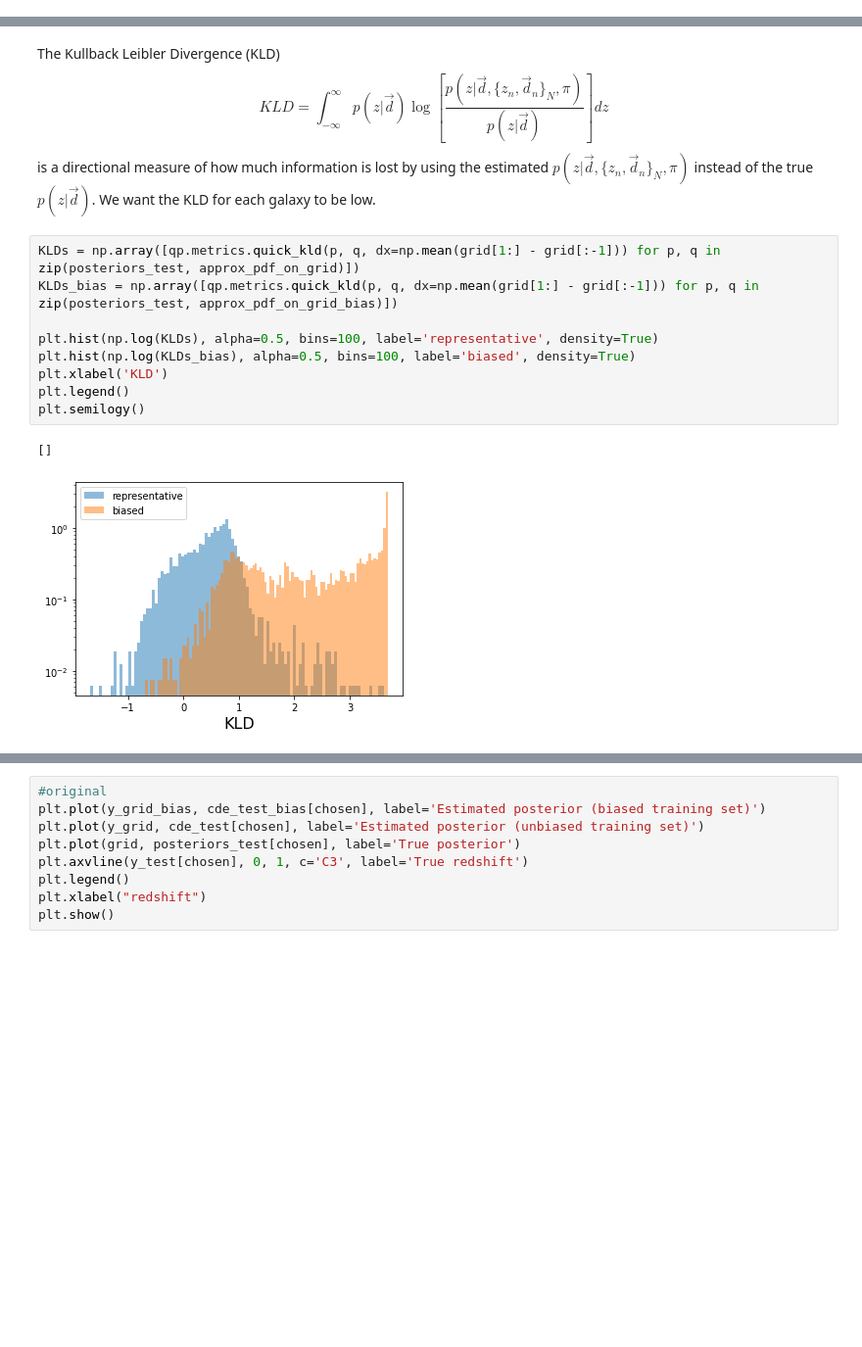
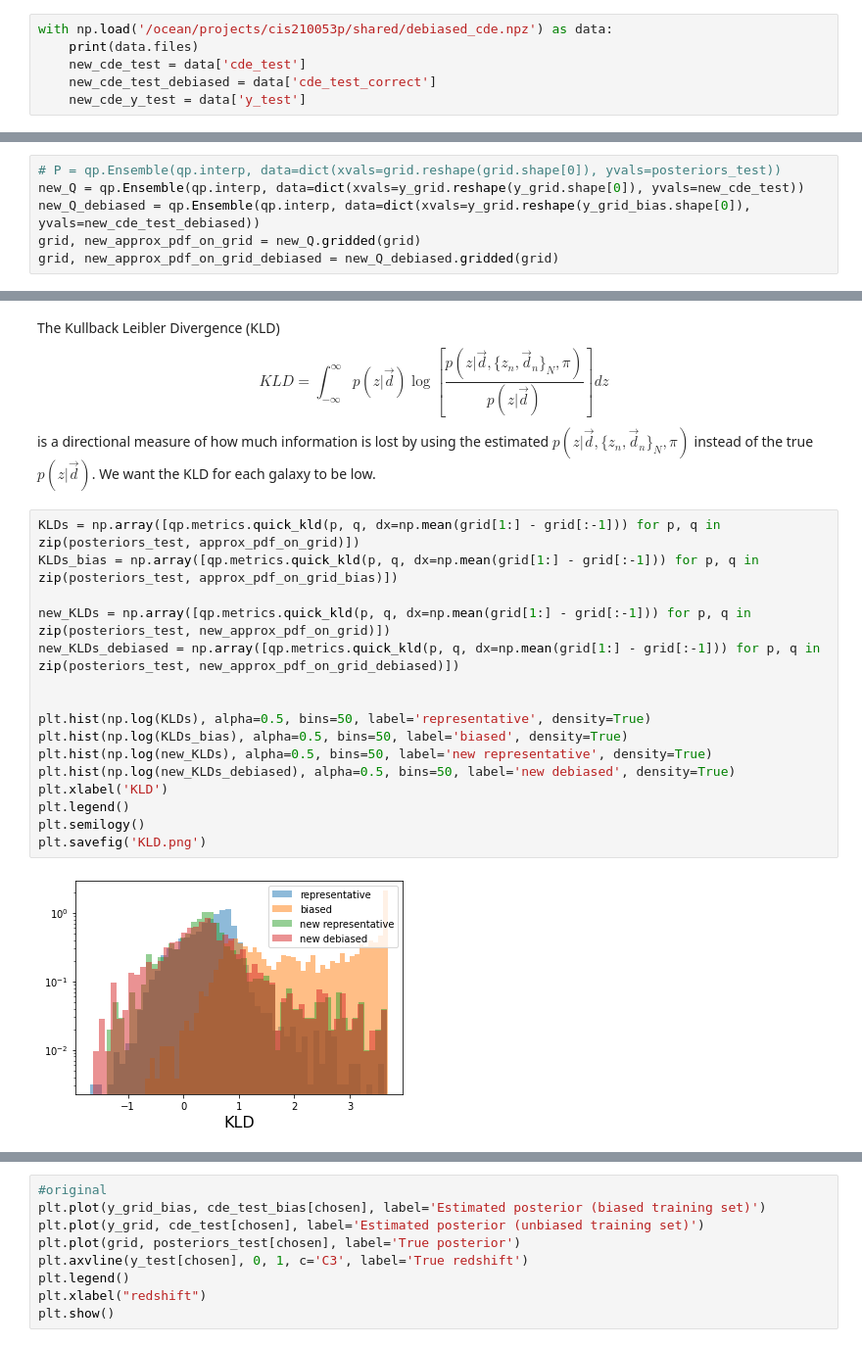
Before and after one commit to aimalz/qtc2021, a Jupyter notebook: intro.ipynb, the cells around one changed output, grey strips where cells are left out. Shown at 98% size. Cells and saved outputs as stored; diff of their text form; blank space fills up the shorter version.

Commit message:
thursday tests

```diff
--- a/intro.ipynb
+++ b/intro.ipynb
@@ -568,3 +568,9 @@ First, let's try out a couple metrics of estimated photo-$z$ posteriors that do
 There's additional functionality for the case of having true redshifts but not true posteriors in [cdetools](https://github.com/tpospisi/cdetools) and [cde-diagnostics](https://github.com/zhao-david/CDE-diagnostics), but this should give a general idea.
 # %%
 from cdetools import cde_loss, cdf_coverage, hpd_coverage
+# %%
+with np.load('/ocean/projects/cis210053p/shared/debiased_cde.npz') as data:
+    print(data.files)
+    new_cde_test = data['cde_test']
+    new_cde_test_debiased = data['cde_test_correct']
+    new_cde_y_test = data['y_test']
@@ -639,3 +671,9 @@ Q = qp.Ensemble(qp.interp, data=dict(xvals=y_grid.reshape(y_grid.shape[0]), yval
 Q_bias = qp.Ensemble(qp.interp, data=dict(xvals=y_grid.reshape(y_grid_bias.shape[0]), yvals=cde_test_bias))
 grid, approx_pdf_on_grid = Q.gridded(grid)
 grid, approx_pdf_on_grid_bias = Q_bias.gridded(grid)
+# %%
+# P = qp.Ensemble(qp.interp, data=dict(xvals=grid.reshape(grid.shape[0]), yvals=posteriors_test))
+new_Q = qp.Ensemble(qp.interp, data=dict(xvals=y_grid.reshape(y_grid.shape[0]), yvals=new_cde_test))
+new_Q_debiased = qp.Ensemble(qp.interp, data=dict(xvals=y_grid.reshape(y_grid_bias.shape[0]), yvals=new_cde_test_debiased))
+grid, new_approx_pdf_on_grid = new_Q.gridded(grid)
+grid, new_approx_pdf_on_grid_debiased = new_Q_debiased.gridded(grid)
@@ -649,12 +692,18 @@ We want the KLD for each galaxy to be low.
 # %%
 KLDs = np.array([qp.metrics.quick_kld(p, q, dx=np.mean(grid[1:] - grid[:-1])) for p, q in zip(posteriors_test, approx_pdf_on_grid)])
 KLDs_bias = np.array([qp.metrics.quick_kld(p, q, dx=np.mean(grid[1:] - grid[:-1])) for p, q in zip(posteriors_test, approx_pdf_on_grid_bias)])
 
-plt.hist(np.log(KLDs), alpha=0.5, bins=100, label='representative', density=True)
-plt.hist(np.log(KLDs_bias), alpha=0.5, bins=100, label='biased', density=True)
+new_KLDs = np.array([qp.metrics.quick_kld(p, q, dx=np.mean(grid[1:] - grid[:-1])) for p, q in zip(posteriors_test, new_approx_pdf_on_grid)])
+new_KLDs_debiased = np.array([qp.metrics.quick_kld(p, q, dx=np.mean(grid[1:] - grid[:-1])) for p, q in zip(posteriors_test, new_approx_pdf_on_grid_debiased)])
+
+
+plt.hist(np.log(KLDs), alpha=0.5, bins=50, label='representative', density=True)
+plt.hist(np.log(KLDs_bias), alpha=0.5, bins=50, label='biased', density=True)
+plt.hist(np.log(new_KLDs), alpha=0.5, bins=50, label='new representative', density=True)
+plt.hist(np.log(new_KLDs_debiased), alpha=0.5, bins=50, label='new debiased', density=True)
 plt.xlabel('KLD')
 plt.legend()
 plt.semilogy()
+plt.savefig('KLD.png')
 # %% [output]
-[]
-[figure, old version]
+[figure, new version]
```
Also changed, not shown: parts of 11 cells of this notebook, 1 other file.
